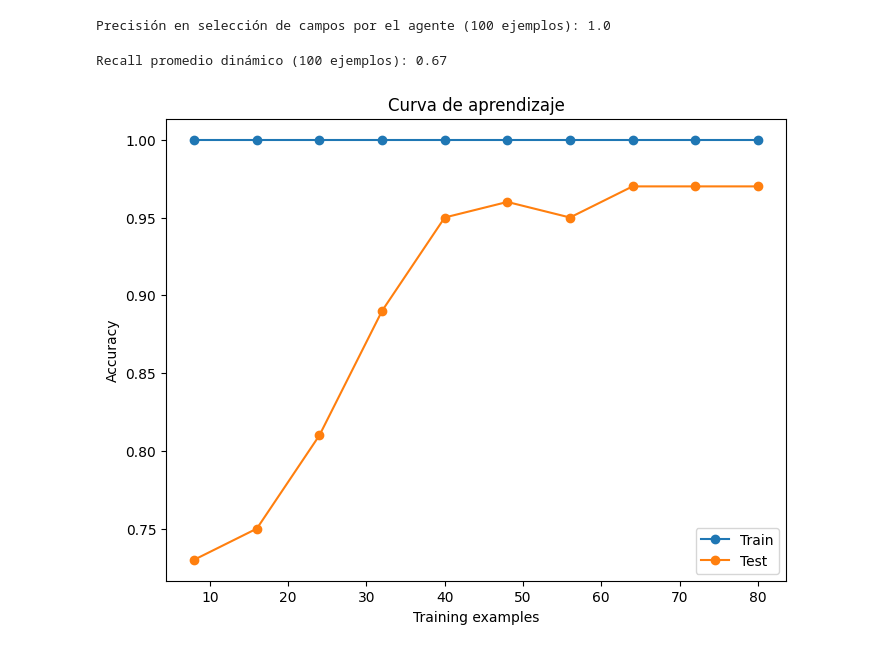
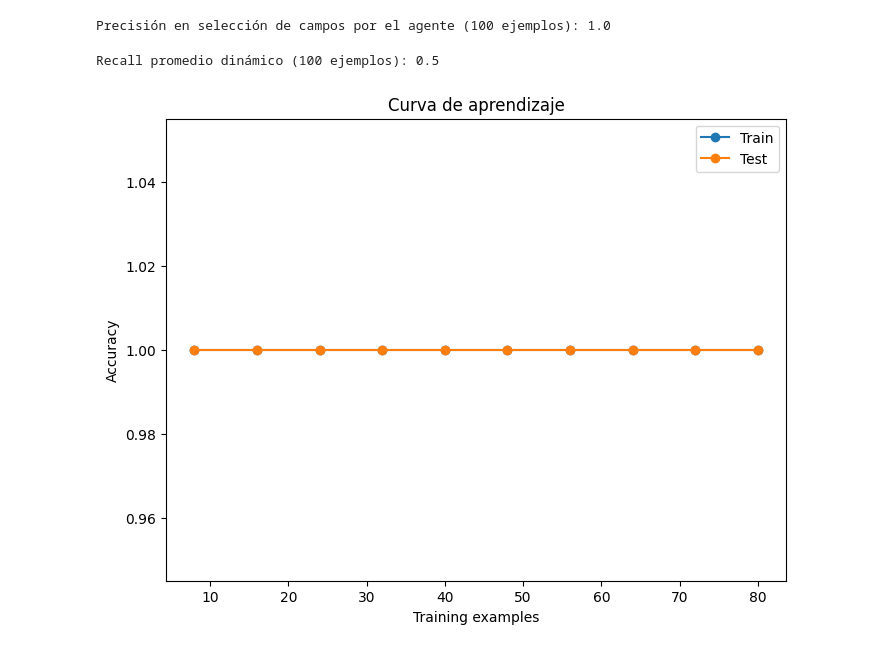
Before and after one commit to AnthonyPortillaCano/DemoSprint1AgenteQueriesProsegur, a Jupyter notebook: notebooks/EDA_Semana7.ipynb, the cells around one changed output. Drawn from its saved outputs; the diff is of its cells as text; code cells hidden in the pictures.

```diff
--- a/notebooks/EDA_Semana7.ipynb
+++ b/notebooks/EDA_Semana7.ipynb
@@ -1908,7 +1921,7 @@ for i in range(100):
 queries_masivas = []
 for collection, consulta in consultas_masivas:
     pipeline_str = gen.generate_query(collection, consulta)
-    pipeline = json.loads(pipeline_str)
+    pipeline = pipeline_str
     queries_masivas.append(pipeline)
 
 # Evaluar precisión con los campos esperados
@@ -1934,7 +1947,7 @@ for idx, consultas in enumerate(grupos):
     queries = []
     for collection, consulta in consultas:
         pipeline_str = gen.generate_query(collection, consulta)
-        pipeline = json.loads(pipeline_str)
+        pipeline = pipeline_str
         queries.append(pipeline)
     accuracy = gen.calibrate_field_selection(queries, campos_por_grupo[idx])
     resultados.append(accuracy)
@@ -1952,7 +1965,7 @@ for i in range(100):
 queries_masivas = []
 for collection, consulta in consultas_masivas:
     pipeline_str = gen.generate_query(collection, consulta)
-    pipeline = json.loads(pipeline_str)
+    pipeline = pipeline_str
     queries_masivas.append(pipeline)
 
 # Evaluar precisión con los campos esperados
@@ -1986,9 +1999,9 @@ def normaliza_campo(campo):
 
 # 3. Calcular recall dinámico para todos los ejemplos
 recalls_dinamicos = []
-for idx, (coleccion, consulta) in enumerate(consultas_varias):
+for idx, (coleccion, consulta) in enumerate(consultas_masivas):
     campos_esperados = set([normaliza_campo(f) for f in obtener_campos_esperados(consulta)])
-    pipeline = queries_varias[idx]
+    pipeline = queries_masivas[idx]
     campos_project = set()
     for stage in pipeline:
         if "$project" in stage:
@@ -2000,28 +2013,28 @@ for idx, (coleccion, consulta) in enumerate(consultas_varias):
 
 print('Recall promedio dinámico (100 ejemplos):', sum(recalls_dinamicos)/len(recalls_dinamicos))
 # %% [output]
-Recall promedio dinámico (100 ejemplos): 0.67
+Recall promedio dinámico (100 ejemplos): 0.5
 # %%
 # Asegúrate de tener definida la función obtener_campos_esperados y normaliza_campo
 
 X = []
 y = []
-for collection, consulta in consultas_varias:
+for collection, consulta in consultas_masivas:
     # Características: longitud de la consulta, número de palabras, tipo de colección
     X.append([len(consulta), len(consulta.split()), colecciones.index(collection)])
     # Campos esperados dinámicos y normalizados
     campos_esperados = set([normaliza_campo(f) for f in obtener_campos_esperados(consulta)])
     pipeline_str = gen.generate_query(collection, consulta)
-    pipeline = json.loads(pipeline_str)
+    pipeline = pipeline_str
     campos_generados = set([normaliza_campo(k) for k in gen.get_field_usage_ranking([pipeline]).keys()])
     # Etiqueta: 1 si todos los campos esperados están, 0 si falta alguno
     y.append(int(campos_esperados.issubset(campos_generados)))
 
 X = np.array(X)
 y = np.array(y)
 
 from sklearn.ensemble import RandomForestClassifier
 model = RandomForestClassifier()
 gen.plot_learning_curve(X, y, model)
 # %% [output]
-[figure, old version]
+[figure, new version]
```
Also changed, not shown: parts of 12 cells of this notebook, 28 other files.
